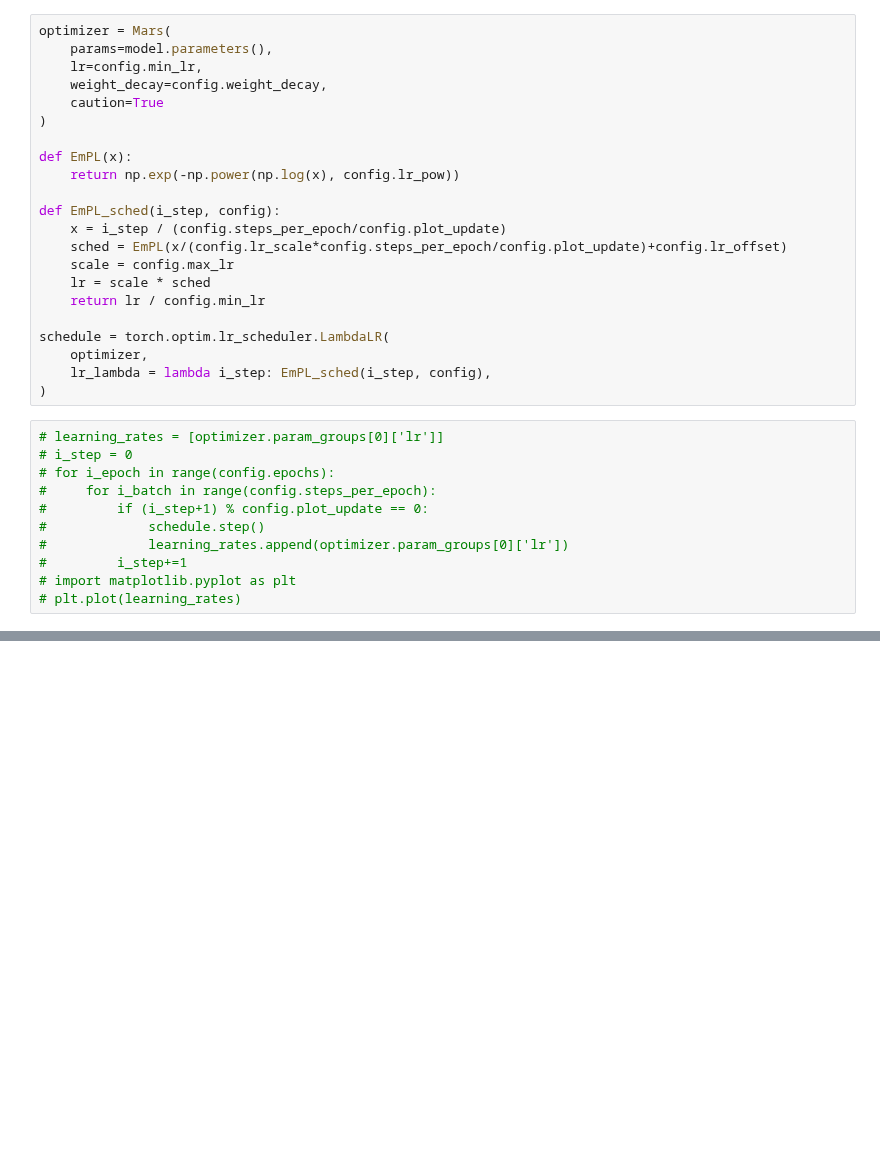
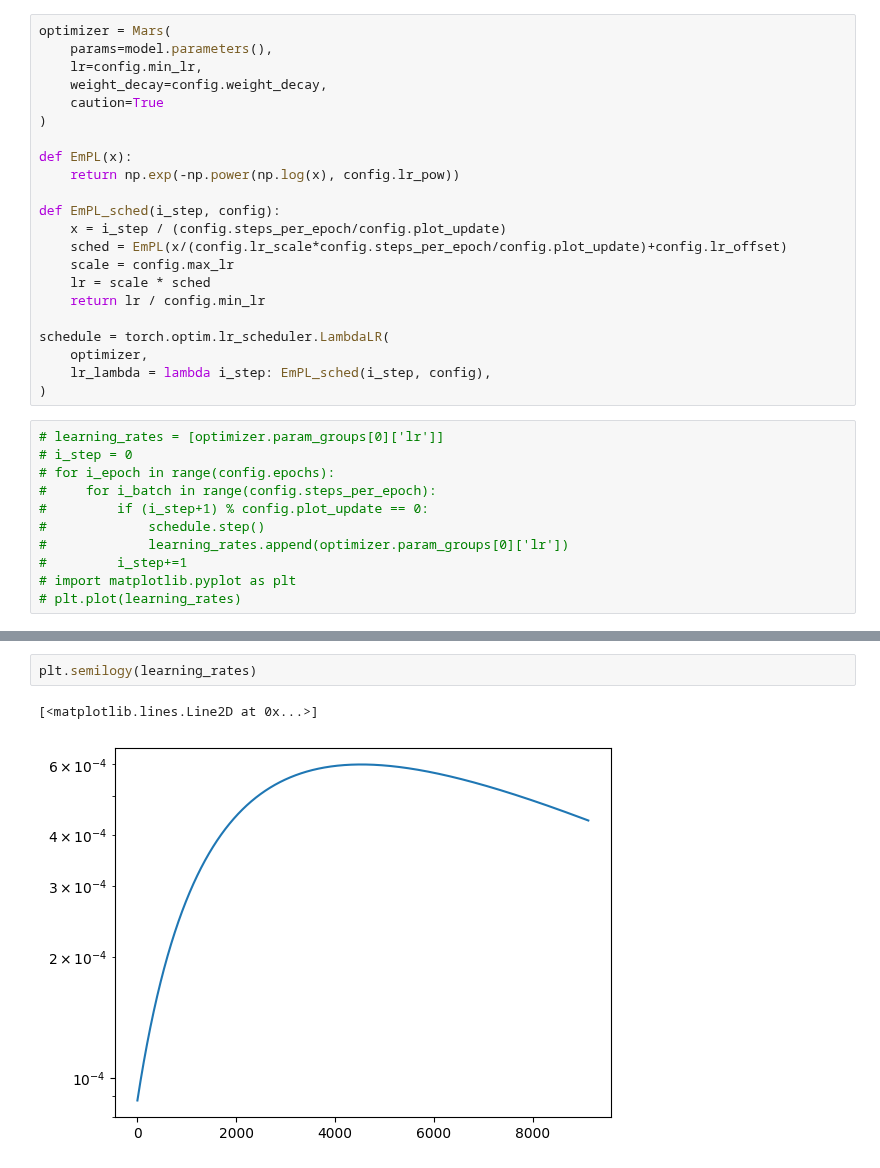
Before and after one commit to danjacobellis/tft, a Jupyter notebook: train/audioset.ipynb, the cells around one changed output, grey strips where cells are left out. Drawn from its saved outputs; the diff is of its cells as text; blank space fills up the shorter version.

```diff
--- a/train/audioset.ipynb
+++ b/train/audioset.ipynb
@@ -345,0 +368,5 @@ for i_epoch in mb:
+# %%
+plt.semilogy(learning_rates)
+# %% [output]
+[<matplotlib.lines.Line2D at 0x...>]
+[figure, added]
```
Also changed, not shown: parts of 5 cells of this notebook.
